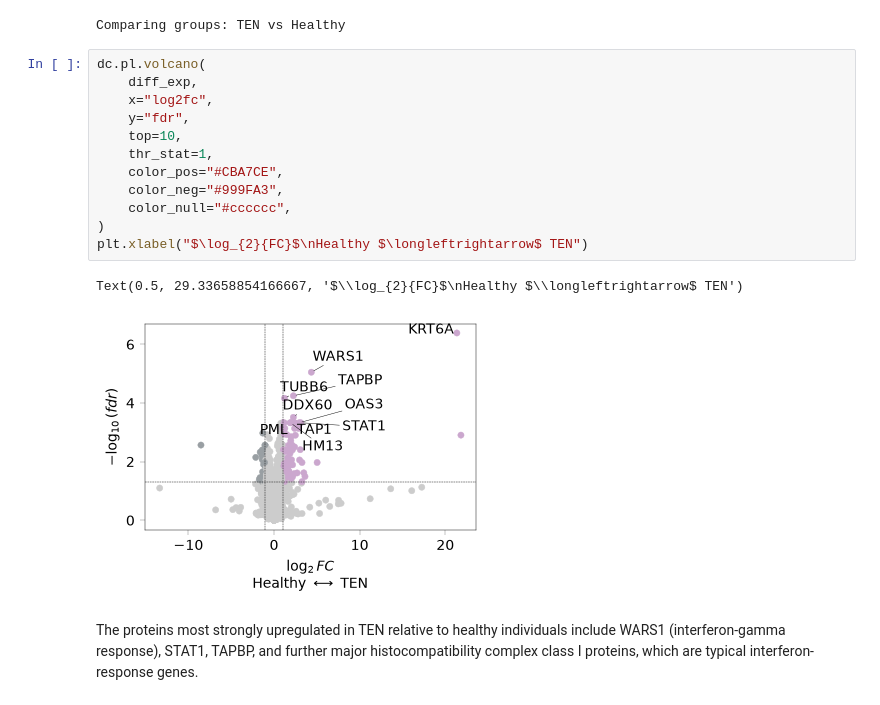
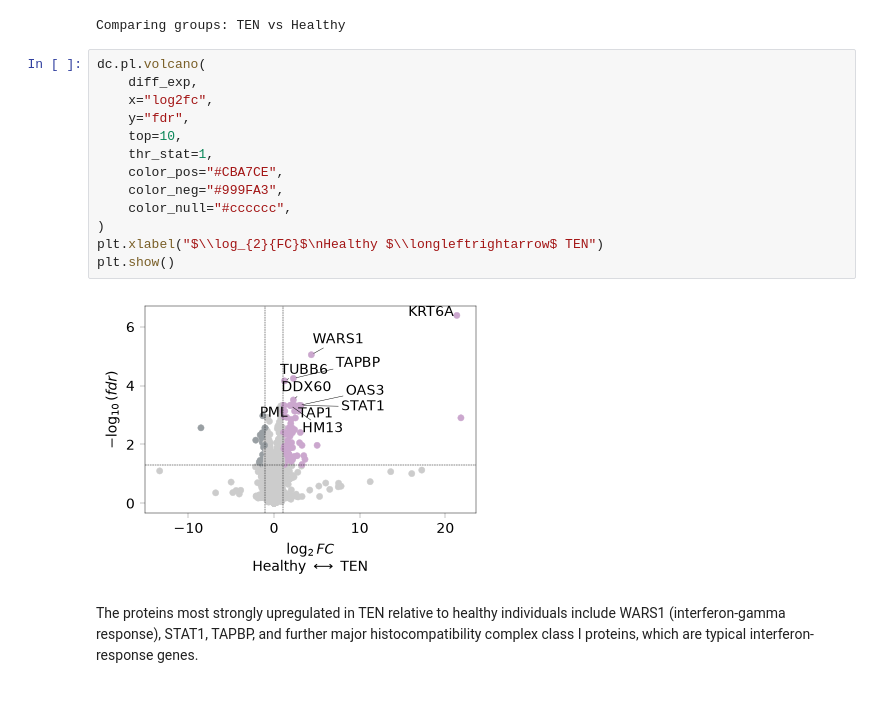
Before and after one commit to NordmannLab/dvp-protocol-code, a Jupyter notebook: notebooks/proteomics-analysis/minibulk.ipynb, the cells around one changed output. Drawn from its saved outputs; the diff is of its cells as text.

```diff
--- a/notebooks/proteomics-analysis/minibulk.ipynb
+++ b/notebooks/proteomics-analysis/minibulk.ipynb
@@ -262,18 +262,18 @@ Comparing groups: TEN vs Healthy
 # %%
 dc.pl.volcano(
     diff_exp,
     x="log2fc",
     y="fdr",
     top=10,
     thr_stat=1,
     color_pos="#CBA7CE",
     color_neg="#999FA3",
     color_null="#cccccc",
 )
-plt.xlabel("$\log_{2}{FC}$\nHealthy $\longleftrightarrow$ TEN")
+plt.xlabel("$\\log_{2}{FC}$\nHealthy $\\longleftrightarrow$ TEN")
+plt.show()
 # %% [output]
-Text(0.5, 29.33658854166667, '$\\log_{2}{FC}$\nHealthy $\\longleftrightarrow$ TEN')
-[figure, old version]
+[figure, new version]
 # %% [markdown]
 The proteins most strongly upregulated in TEN relative to healthy individuals include WARS1 (interferon-gamma response), STAT1, TAPBP, and further major histocompatibility complex class I proteins, which are typical interferon-response genes.
 # %% [markdown]
```
Also changed, not shown: parts of 1 cell of this notebook.
